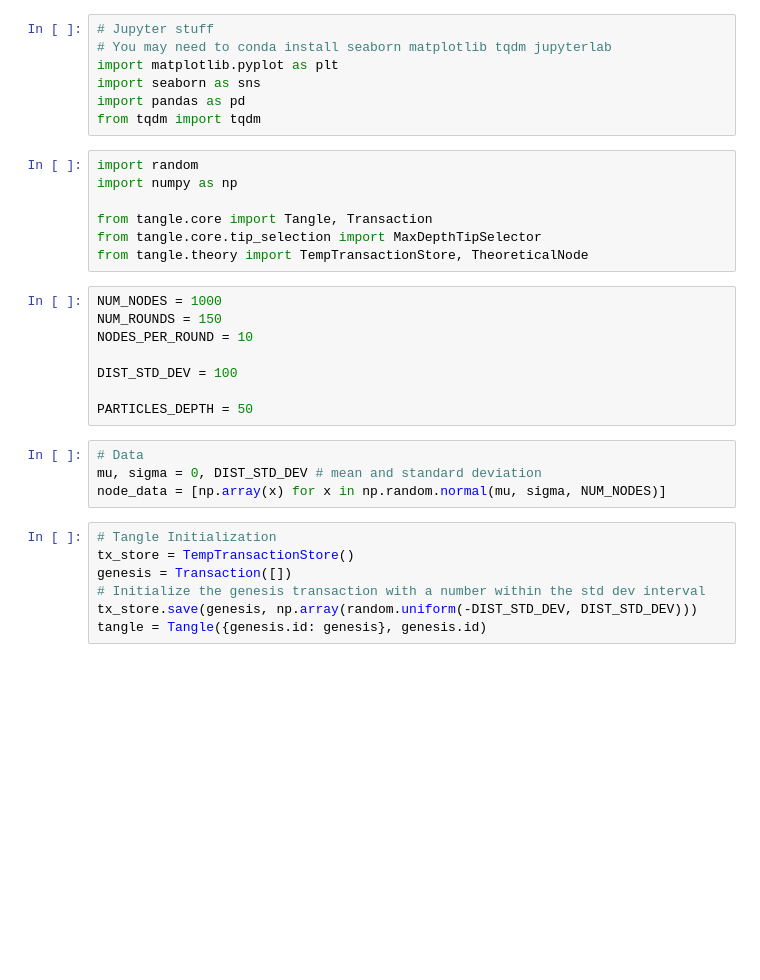
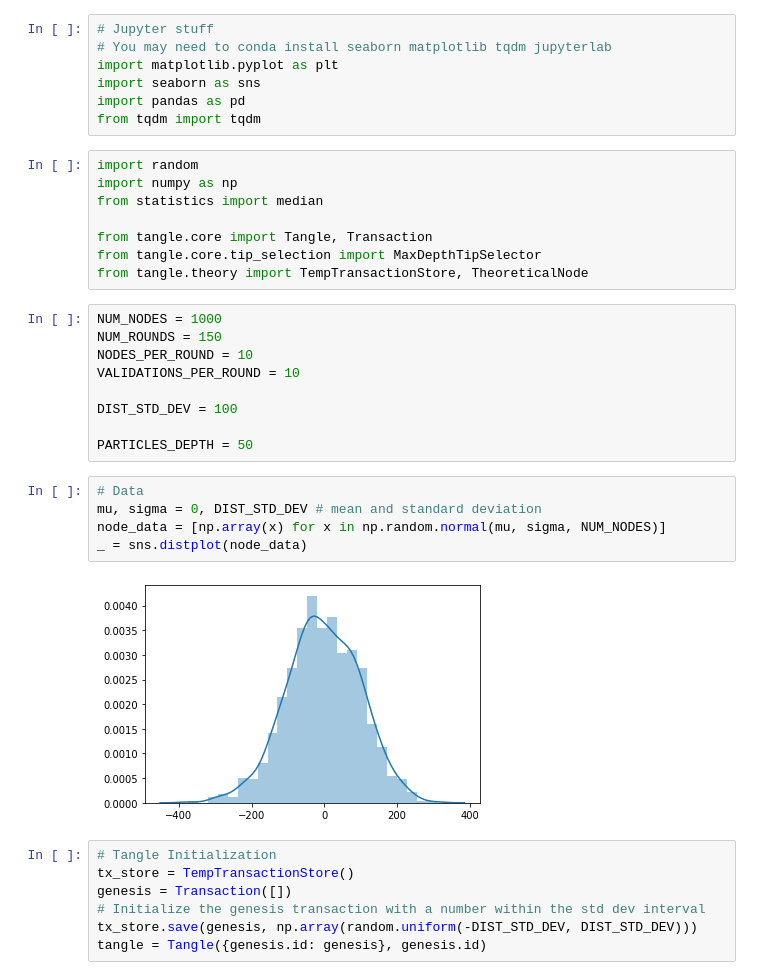
Before and after one commit to BjarnePfitzner/tangle-fl, a Jupyter notebook: tangle/theory/simple_tip_selection.ipynb, the cells around one changed output. Drawn from its saved outputs; the diff is of its cells as text; blank space fills up the shorter version.

```diff
--- a/tangle/theory/simple_tip_selection.ipynb
+++ b/tangle/theory/simple_tip_selection.ipynb
@@ -14,6 +14,7 @@ from tqdm import tqdm
 # %%
 import random
 import numpy as np
+from statistics import median
 
 from tangle.core import Tangle, Transaction
 from tangle.core.tip_selection import MaxDepthTipSelector
@@ -22,6 +23,7 @@ from tangle.theory import TempTransactionStore, TheoreticalNode
 NUM_NODES = 1000
 NUM_ROUNDS = 150
 NODES_PER_ROUND = 10
+VALIDATIONS_PER_ROUND = 10
 
 DIST_STD_DEV = 100
 
@@ -29,7 +31,10 @@ PARTICLES_DEPTH = 50
 # %%
 # Data
 mu, sigma = 0, DIST_STD_DEV # mean and standard deviation
 node_data = [np.array(x) for x in np.random.normal(mu, sigma, NUM_NODES)]
+_ = sns.distplot(node_data)
+# %% [output]
+[figure, added]
 # %%
 # Tangle Initialization
 tx_store = TempTransactionStore()
```
Also changed, not shown: parts of 6 cells of this notebook, 4 other files.
